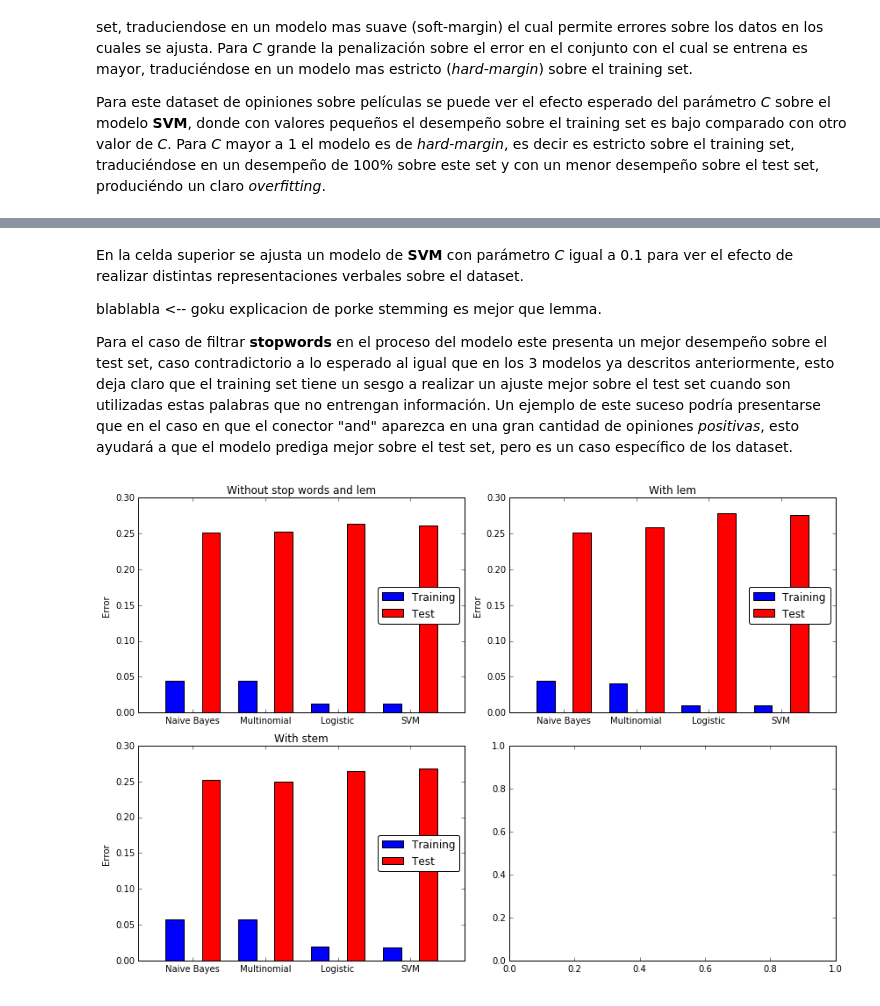
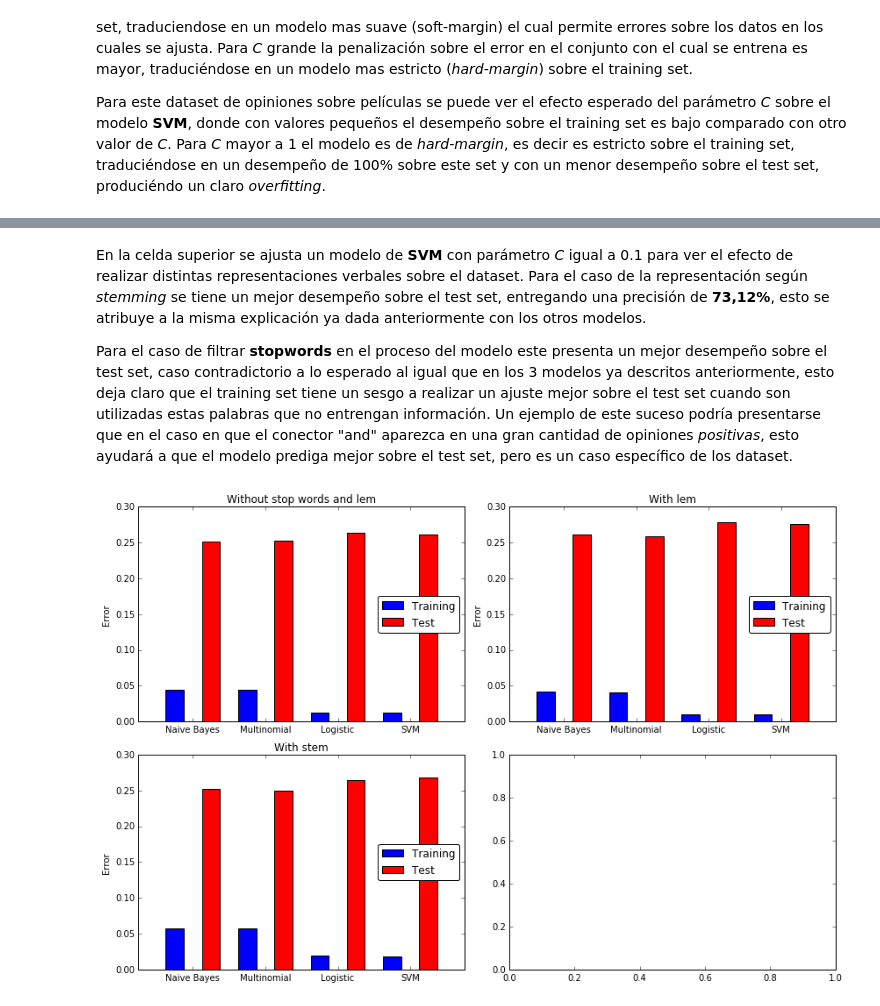
Before and after one commit to FMena14/MachineLearning2, a Jupyter notebook: Parte2.ipynb, the cells around one changed output, grey strips where cells are left out. Saved outputs shown, nothing was run; the diff lists cells and outputs as text; code cells hidden in the pictures.

```diff
--- a/Parte2.ipynb
+++ b/Parte2.ipynb
@@ -621,0 +576,30 @@ Error (Misclassification) Test: 0.268711
+# %%
+#SEGUN LO DE ARRIBA SE ESCOGE C = 0.1
+from sklearn.svm import LinearSVC
+def do_SVM_C(x,y,xt,yt,c=0.1):
+    model = LinearSVC(C=c)
+    model = model.fit(x, y)
+    score_the_model(model,x,y,xt,yt,"SVM")
+    return model
+errors_svm = []
+accuracy_svm = []
+
+tipos = ["normal","lem","stem"]
+descripcion = ["WITHOUT STOP WORDS and WITH LEMM", "WITH LEMMATISATION","WITH STEMMING"]
+for r, d in zip(tipos,descripcion): #for para mostrar el efecto de distintas representaciones
+    print d
+    features_train,labels_train,features_test,labels_test =  representacion(r)
+    model = do_SVM_C(features_train,labels_train,features_test,labels_test) #es ejecutado SVM retornando el modelo ajustado
+
+    #calculan y guardan los errores de entrenamiento y prueba
+    error,terror = errors(model,features_train,labels_train,features_test,labels_test)
+    errors_svm.append([error,terror])
+    print "Error (Misclassification) Training: %f"%(error)
+    print "Error (Misclassification) Test: %f"%(terror)
+
+    #valores de retornos agregados por datos requeridos en grafico
+    acc = model.score(features_test,labels_test)
+    acct = model.score(features_train,labels_train)
+    prec_rec = precision_recall_fscore_support(labels_test,model.predict(features_test))[:1]
+    datos = [acc,acct] + list(prec_rec[0])
+    accuracy_svm.append(datos)
@@ -622,49 +624,41 @@ Error (Misclassification) Test: 0.268711
 # %% [markdown]
-En la celda superior se ajusta un modelo de <b>SVM</b> con parámetro <i>C</i> igual a 0.1 para ver el efecto de realizar distintas representaciones verbales sobre el dataset.
-
-blablabla <-- goku explicacion de porke stemming es mejor que lemma.
+En la celda superior se ajusta un modelo de <b>SVM</b> con parámetro <i>C</i> igual a 0.1 para ver el efecto de realizar distintas representaciones verbales sobre el dataset. Para el caso de la representación según <i>stemming</i> se tiene un mejor desempeño sobre el test set, entregando una precisión de <b>73,12%</b>, esto se atribuye a la misma explicación ya dada anteriormente con los otros modelos.
 
 Para el caso de filtrar <b>stopwords</b> en el proceso del modelo este presenta un mejor desempeño sobre el test set, caso contradictorio a lo esperado al igual que en los 3 modelos ya descritos anteriormente, esto deja claro que el training set tiene un sesgo a realizar un ajuste mejor sobre el test set cuando son utilizadas estas palabras que no entrengan información. Un ejemplo de este suceso podría presentarse que en el caso en que el conector "and" aparezca en una gran cantidad de opiniones <i>positivas</i>, esto ayudará a que el modelo prediga mejor sobre el test set, pero es un caso específico de los dataset.
 # %%
-#Construir grafico comparativo. Probablemente de errores de entrenamiento y test
-def results_model(model,x,y,xt,yt):
-    model = model.fit(x, y)
-    acc_tr = model.score(x,y)
-    acc_test = model.score(xt[:-1],yt[:-1])
-    return acc_tr,acc_test
-
+#Construir grafico comparativo.
 import matplotlib.pyplot as plt
 nostop = errors_bayes[0] + errors_multi[0] + errors_logit[0] + errors_svm[0]
-lem = errors_bayes[0] + errors_multi[1] + errors_logit[1] + errors_svm[1]
+lem = errors_bayes[1] + errors_multi[1] + errors_logit[1] + errors_svm[1]
 stem = errors_bayes[2] + errors_multi[2] + errors_logit[2] + errors_svm[2]
 
 #PARA COMPARAR LOS EFECTOS DE STEM Y LEM
 colors = ['b','r','b','r','b','r','b','r']
 f, axarr = plt.subplots(2, 2, figsize=(12,8) )
 barlist = axarr[0, 0].bar(range(8), nostop, width  = 0.5, align = "center", color = colors)
 axarr[0, 0].set_title('Without stop words and lem')
 axarr[0, 0].set_xticks([0.5,2.5,4.5,6.5])
 axarr[0, 0].set_xticklabels(('Naive Bayes', 'Multinomial', 'Logistic','SVM'))
 axarr[0, 0].set_ylabel('Error')
 axarr[0, 0].legend(barlist, ["Training","Test"], loc="center right", fancybox= True)
 
 axarr[0, 1].bar(range(8), lem, width  = 0.5, align = "center", color = colors)
 axarr[0, 1].set_title('With lem')
 axarr[0, 1].set_xticks([0.5,2.5,4.5,6.5])
 axarr[0, 1].set_xticklabels(('Naive Bayes', 'Multinomial', 'Logistic','SVM'))
 axarr[0, 1].set_ylabel('Error')
 axarr[0, 1].legend(barlist, ["Training","Test"], loc="center right", fancybox= True)
 
 axarr[1, 0].bar(range(8), stem, width  = 0.5, align = "center", color = colors)
 axarr[1, 0].set_title('With stem')
 axarr[1, 0].set_xticks([0.5,2.5,4.5,6.5])
 axarr[1, 0].set_xticklabels(('Naive Bayes', 'Multinomial', 'Logistic','SVM'))
 axarr[1, 0].set_ylabel('Error')
 axarr[1, 0].legend(barlist, ["Training","Test"],loc="center right", fancybox= True)
 
 
 f.tight_layout() #separar los subplot
 plt.show()
 # %% [output]
-[figure, old version]
+[figure, new version]
 # %% [markdown]
```
Also changed, not shown: parts of 17 cells of this notebook, 3 other files.
